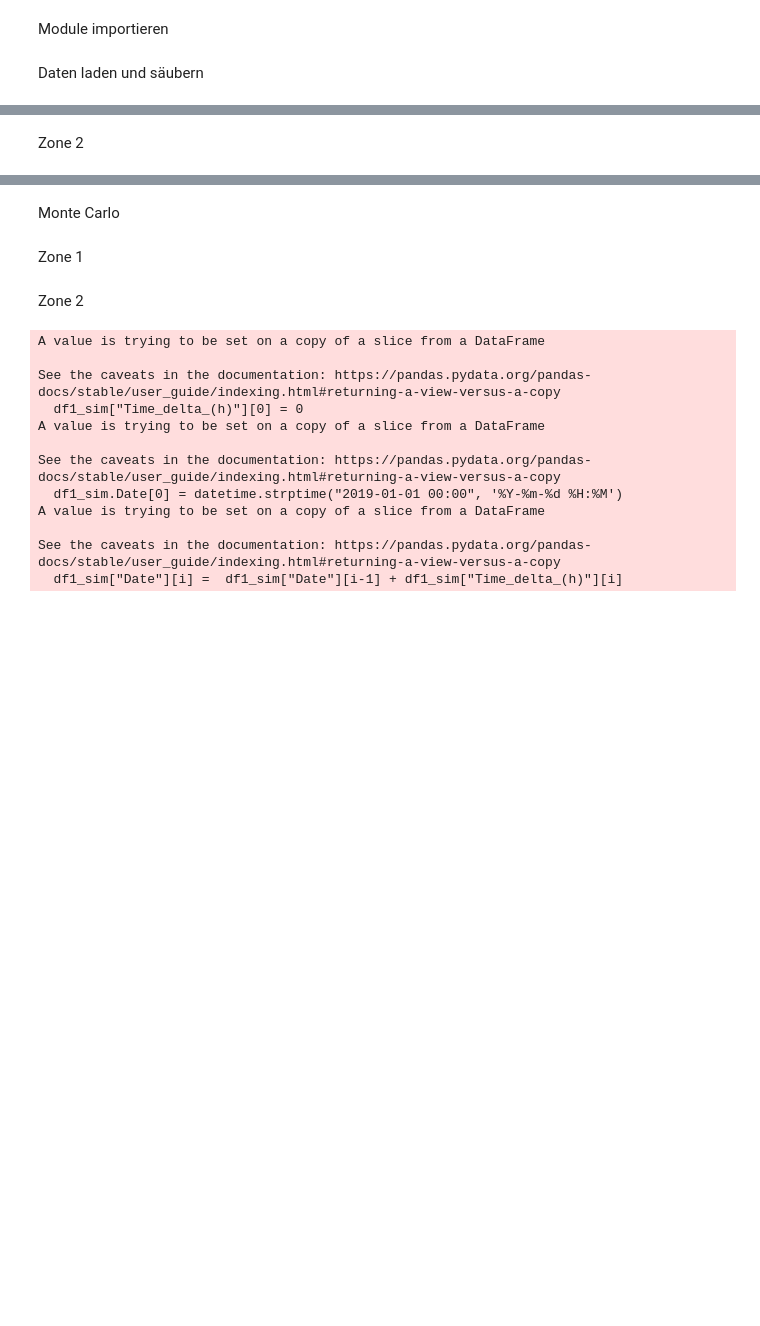
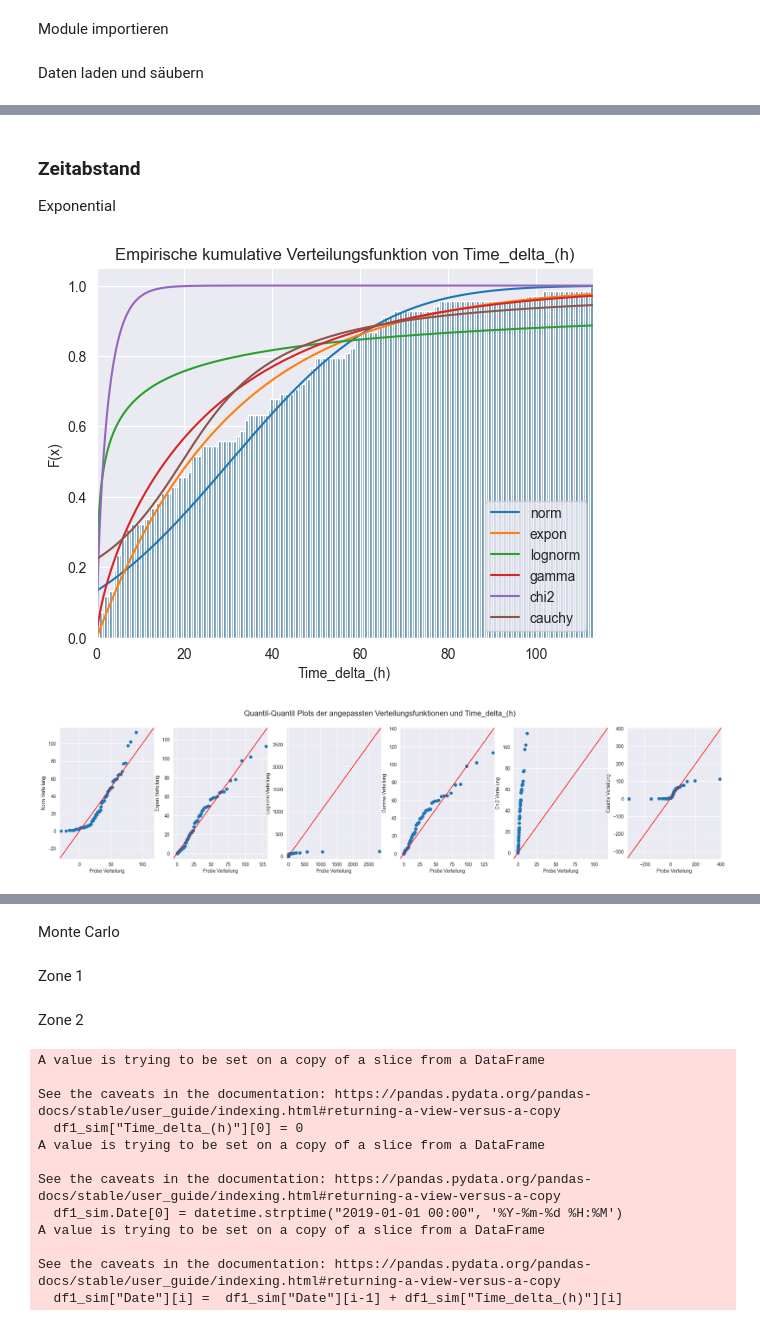
Before and after one commit to lhenchoz/cwm1, a Jupyter notebook: Steinschlag_v2.ipynb, the cells around one changed output, grey strips where cells are left out. Cells and saved outputs as stored; diff of their text form; code cells hidden in the pictures; blank space fills up the shorter version.

```diff
--- a/Steinschlag_v2.ipynb
+++ b/Steinschlag_v2.ipynb
@@ -77,4 +101,8 @@ Zone 1
+# %% [markdown]
+### Zeitabstand
+Exponential
 # %%
-#fit_distribution(df1["Time_delta_(h)"])
+goodness_of_fit(df1["Time_delta_(h)"])
+# %% [output]
+[figure, added]
+[figure, added]
-# %% [markdown]
-Zone 2
```
Also changed, not shown: parts of 16 cells of this notebook.
